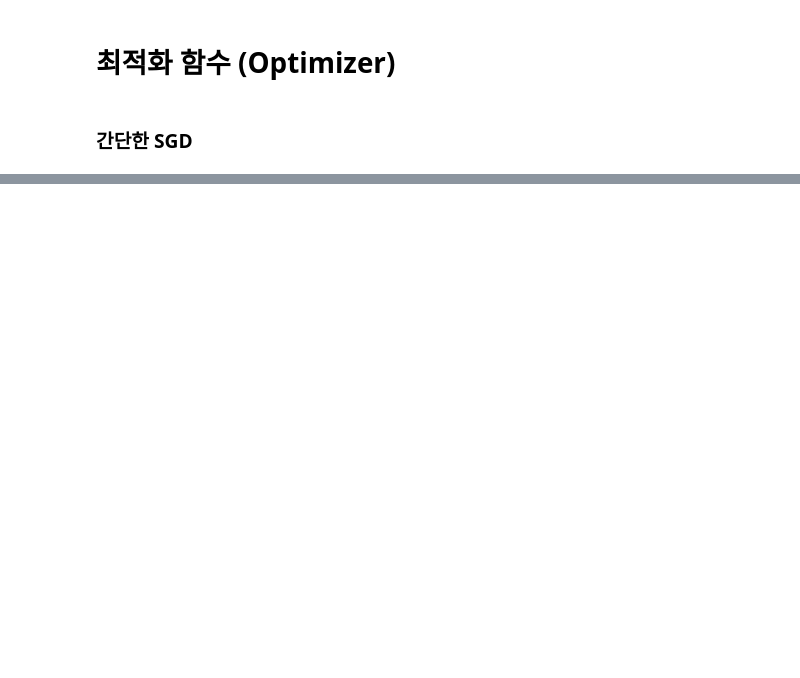
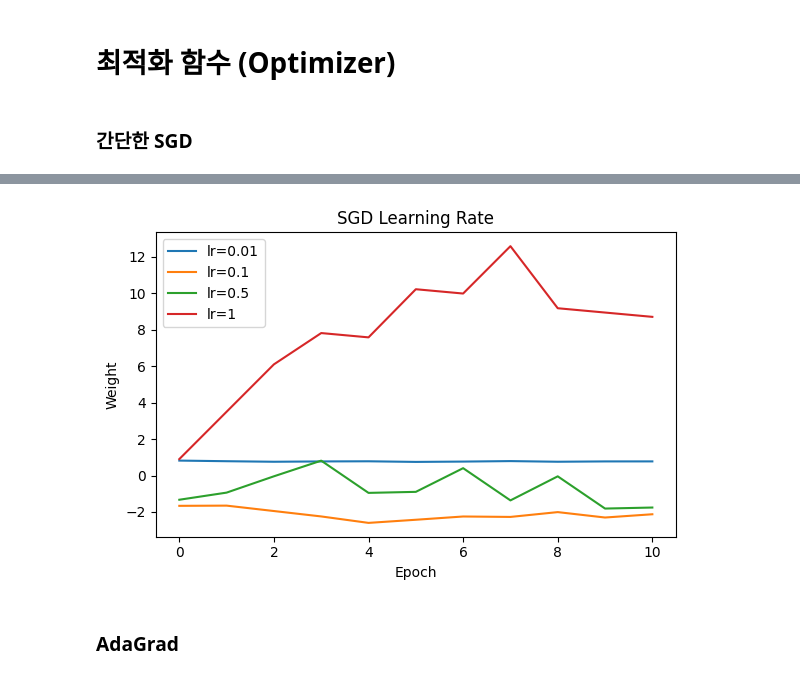
Before and after one commit to vfxpedia/06_deep_learning_basic, a Jupyter notebook: 08_optim_function.ipynb, the cells around one changed output, grey strips where cells are left out. Saved outputs shown, nothing was run; the diff lists cells and outputs as text; code cells hidden in the pictures; blank space fills up the shorter version.

```diff
--- a/08_optim_function.ipynb
+++ b/08_optim_function.ipynb
@@ -32,0 +99,20 @@ def sgd(lr=0.1, epochs=10):
+# %%
+### 학습률에 따른 학습 과정
+
+learning_rates = [0.01, 0.1, 0.5, 1]
+histories = [sgd(lr=lr) for lr in learning_rates]
+
+plt.figure(figsize=(6, 4))
+
+for i, history in enumerate(histories):
+    plt.plot(history, label=f'lr={learning_rates[i]}')
+    plt.title('SGD Learning Rate')
+    plt.xlabel('Epoch')
+    plt.ylabel('Weight')
+plt.legend()
+plt.tight_layout()
+plt.show()
+# %% [output]
+[figure, added]
+# %% [markdown]
+### AdaGrad
```
Also changed, not shown: parts of 17 cells of this notebook, 9 other files.
